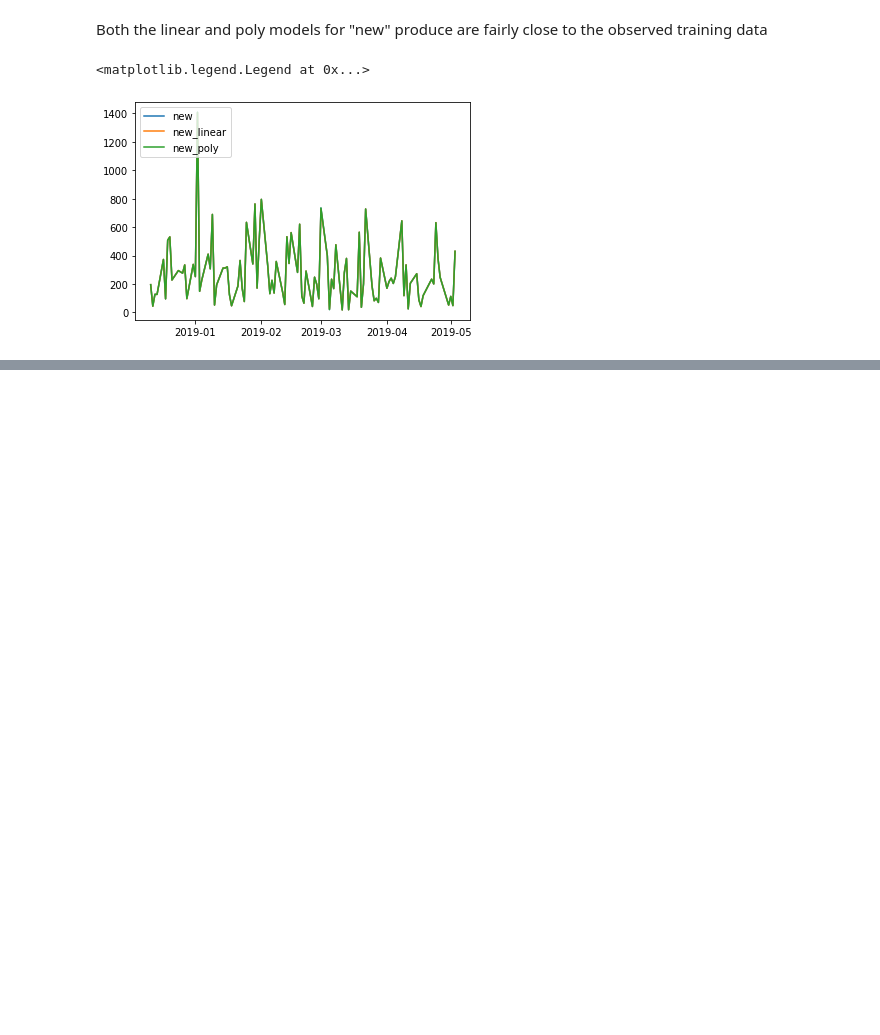
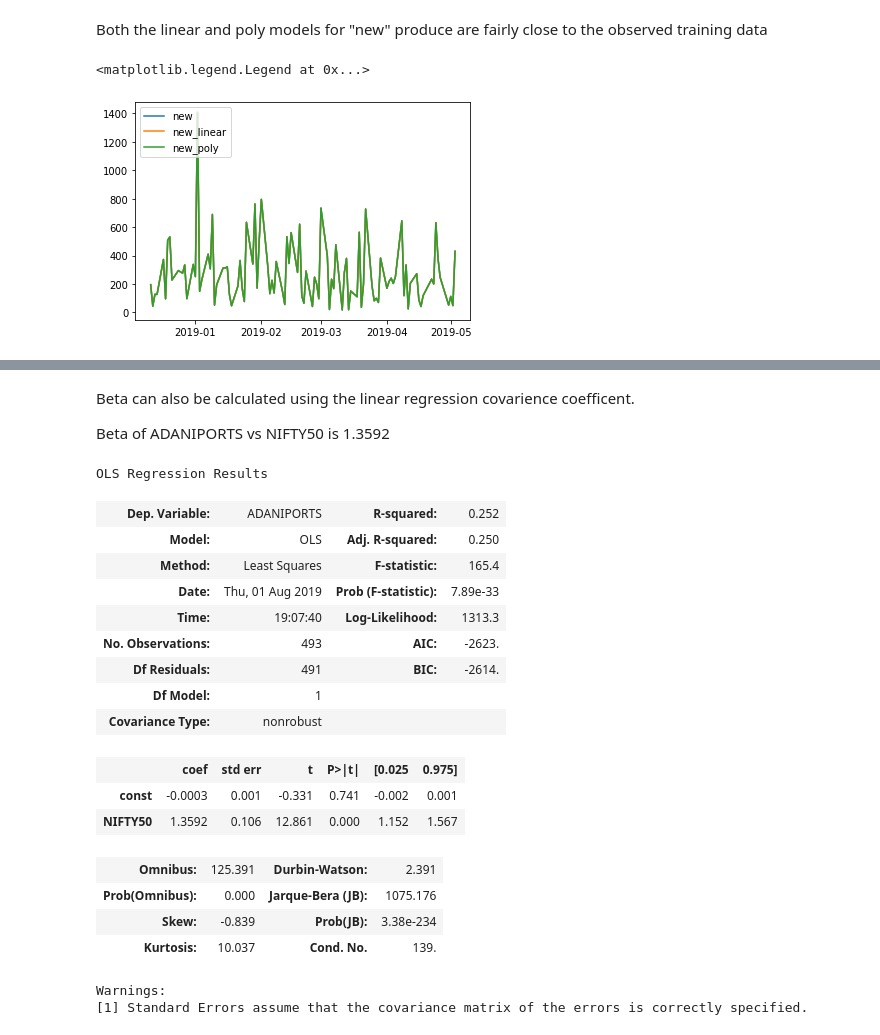
Before and after one commit to JamesMcGuigan/aspiration-ai-internship, a Jupyter notebook: python3/module_3/module_3.ipynb, the cells around one changed output, grey strips where cells are left out. Saved outputs shown, nothing was run; the diff lists cells and outputs as text; code cells hidden in the pictures; blank space fills up the shorter version.

```diff
--- a/python3/module_3/module_3.ipynb
+++ b/python3/module_3/module_3.ipynb
@@ -202,0 +235,4 @@ Whilst:
+# %%
+prices = pd.concat([ ADANIPORTS['Close Price'], NIFTY50['Close'] ], axis=1)
+prices.columns = ['ADANIPORTS', 'NIFTY50']
+prices.head()
@@ -202,0 +247,3 @@ Whilst:
+# %%
+returns = prices.pct_change().dropna(axis=0)
+returns.head()
@@ -202,0 +258,31 @@ Whilst:
+# %% [markdown]
+Beta can also be calculated using the linear regression covarience coefficent.
+
+Beta of ADANIPORTS vs NIFTY50 is 1.3592
+# %%
+X  = returns['NIFTY50']
+Y  = returns['ADANIPORTS']
+X1 = sm.add_constant(X)
+
+model = OLS( Y, X1 )
+model.fit().summary()
+# %% [output]
+OLS Regression Results
+| Dep. Variable: | ADANIPORTS | R-squared: | 0.252 |
+| Model: | OLS | Adj. R-squared: | 0.250 |
+| Method: | Least Squares | F-statistic: | 165.4 |
+| Date: | Thu, 01 Aug 2019 | Prob (F-statistic): | 7.89e-33 |
+| Time: | 19:07:40 | Log-Likelihood: | 1313.3 |
+| No. Observations: | 493 | AIC: | -2623. |
+| Df Residuals: | 491 | BIC: | -2614. |
+| Df Model: | 1 |  |  |
+| Covariance Type: | nonrobust |  |  |
+|  | coef | std err | t | P>|t| | [0.025 | 0.975] |
+| const | -0.0003 | 0.001 | -0.331 | 0.741 | -0.002 | 0.001 |
+| NIFTY50 | 1.3592 | 0.106 | 12.861 | 0.000 | 1.152 | 1.567 |
+| Omnibus: | 125.391 | Durbin-Watson: | 2.391 |
+| Prob(Omnibus): | 0.000 | Jarque-Bera (JB): | 1075.176 |
+| Skew: | -0.839 | Prob(JB): | 3.38e-234 |
+| Kurtosis: | 10.037 | Cond. No. | 139. |
+Warnings:
+[1] Standard Errors assume that the covariance matrix of the errors is correctly specified.
```
Also changed, not shown: parts of 8 cells of this notebook, 2 other files.
